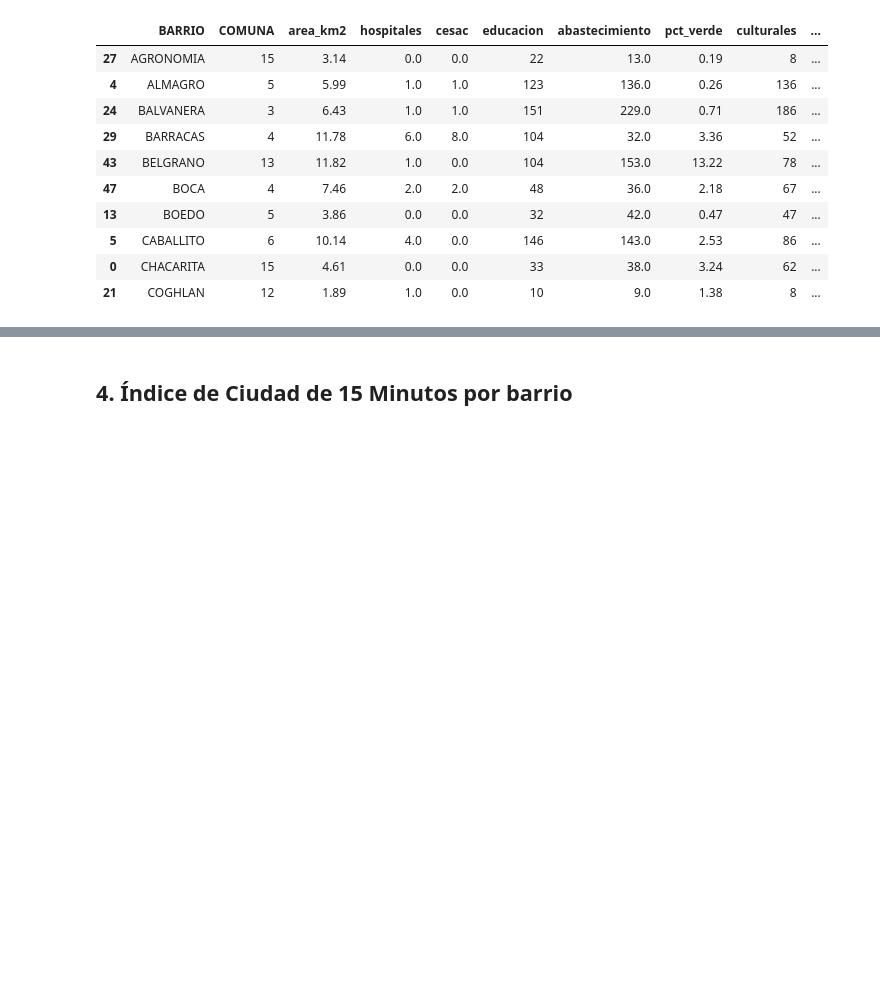
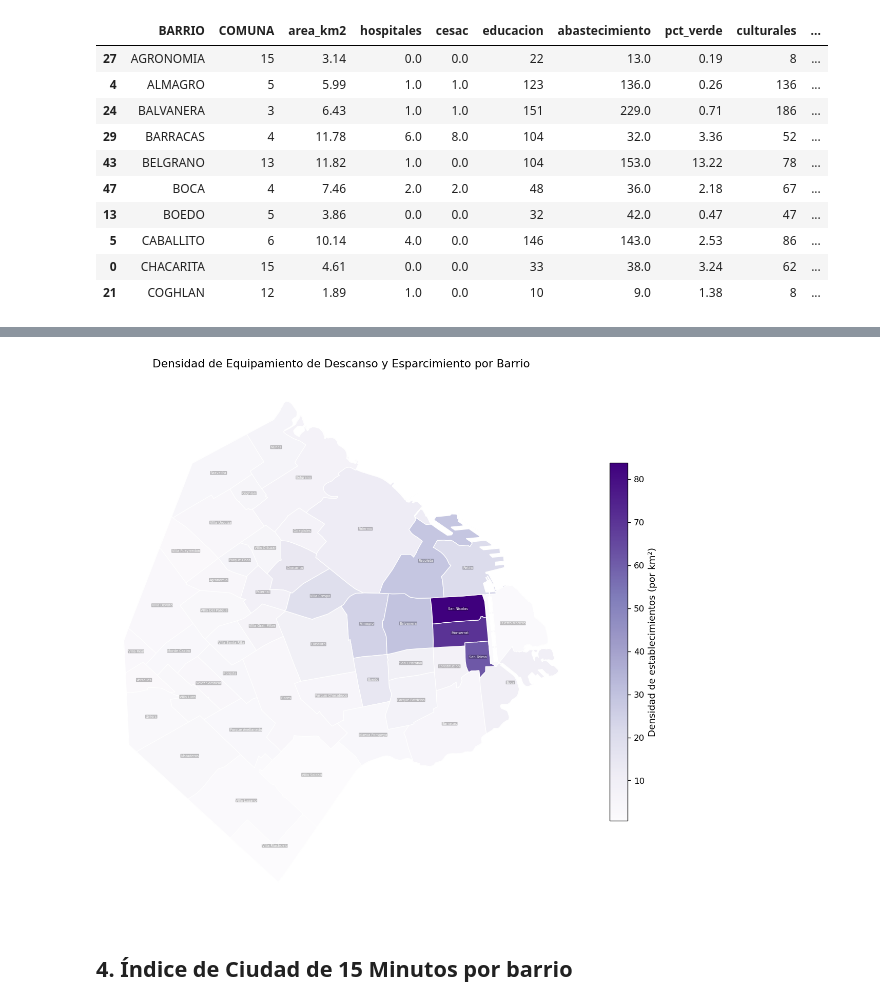
Before and after one commit to gpirujo/bsas-ciudad-15min, a Jupyter notebook: buenos_aires_ciudad_15_minutos_v3.ipynb, the cells around one changed output, grey strips where cells are left out. Cells and saved outputs as stored; diff of their text form; code cells hidden in the pictures; blank space fills up the shorter version.

```diff
--- a/buenos_aires_ciudad_15_minutos_v3.ipynb
+++ b/buenos_aires_ciudad_15_minutos_v3.ipynb
@@ -268,0 +466,25 @@ Conteos por barrio (primeros 10):
+# %%
+# Descanso — Clasificación de equipamiento de esparcimiento
+
+descanso_summary = df[["BARRIO", "area_km2", "culturales", "polideportivos", "clubes", "pct_verde"]].copy()
+descanso_summary["total_equipamiento"] = descanso_summary["culturales"] + descanso_summary["polideportivos"] + descanso_summary["clubes"]
+
+print("DESCANSO — Distribución de equipamiento de esparcimiento")
+print("=" * 70)
+print(f"\nTotal de espacios de esparcimiento en CABA:")
+print(f"  Espacios culturales: {descanso_summary['culturales'].sum():4.0f}")
+print(f"  Polideportivos:      {descanso_summary['polideportivos'].sum():4.0f}")
+print(f"  Clubes:              {descanso_summary['clubes'].sum():4.0f}")
+print(f"  Espacios verdes:     {len(ev):4.0f}")
+print(f"  TOTAL:               {descanso_summary['total_equipamiento'].sum() + len(ev):4.0f}")
+
+descanso_summary["densidad_descanso"] = descanso_summary["total_equipamiento"] / descanso_summary["area_km2"]
+
+print("\n" + "=" * 70)
+print("\nTop 10 barrios por densidad de equipamiento de descanso (por km²):")
+
+top_descanso = descanso_summary.sort_values("densidad_descanso", ascending=False).head(10)
+for idx, row in top_descanso.iterrows():
+    print(f"  {row['BARRIO']:20s}: {row['total_equipamiento']:2.0f} est.  ({row['densidad_descanso']:6.1f}/km²)  "
+          f"[C:{row['culturales']:.0f} P:{row['polideportivos']:.0f} Club:{row['clubes']:.0f}]  "
+          f"Verde: {row['pct_verde']:5.1f}%")
@@ -269,3 +509,25 @@ Conteos por barrio (primeros 10):
+# %%
+# Mapa coroplético — Densidad de equipamiento de descanso y esparcimiento
+
+gdf_descanso = barrios.merge(descanso_summary[["BARRIO", "densidad_descanso"]], on="BARRIO")
+
+fig, ax = plt.subplots(figsize=(10, 10))
+gdf_descanso.plot(
+    column="densidad_descanso", cmap="Purples", legend=True, ax=ax,
+    edgecolor="white", linewidth=0.8,
+    legend_kwds={"label": "Densidad de establecimientos (por km²)", "shrink": 0.6}
+)
+for _, row in gdf_descanso.iterrows():
+    c = row.geometry.centroid
+    ax.text(c.x, c.y, row["BARRIO"].title(),
+            ha="center", va="center", fontsize=4, color="white",
+            bbox=dict(boxstyle="round,pad=0.1", fc="black", alpha=0.25, lw=0))
+ax.set_title("Densidad de Equipamiento de Descanso y Esparcimiento por Barrio", fontsize=13, pad=12)
+ax.axis("off")
+plt.tight_layout()
+plt.show()
+# %% [output]
+[figure, added]
 # %% [markdown]
 ## 4. Índice de Ciudad de 15 Minutos por barrio
 # %%
```
Also changed, not shown: parts of 13 cells of this notebook, 1 other file.
